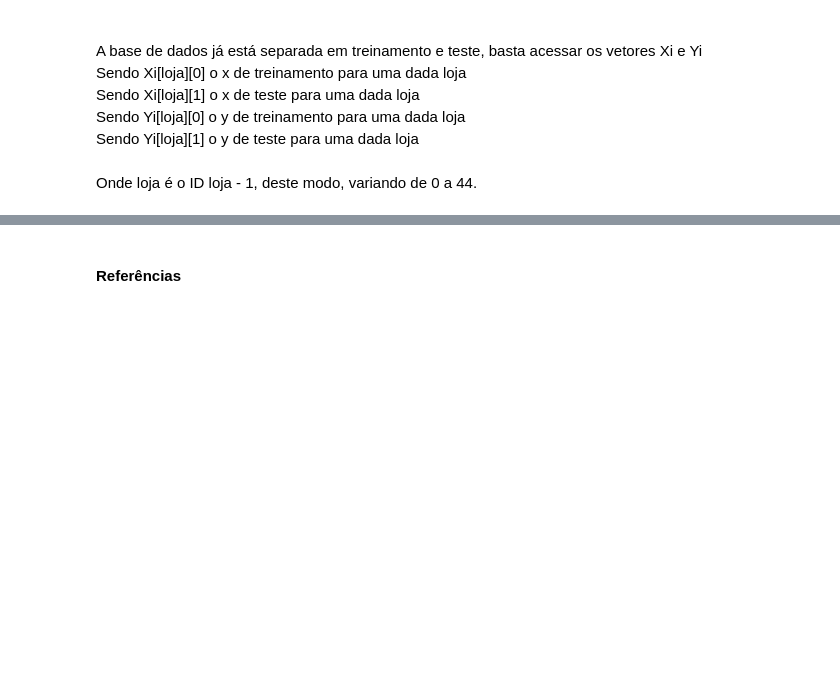
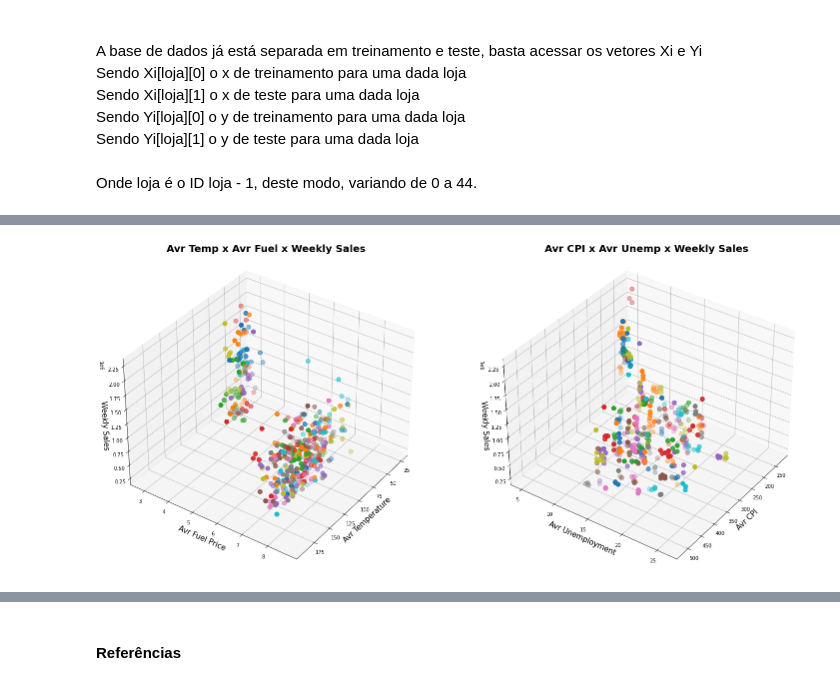
Before and after one commit to Arthur-Barreto/Formnula1_predicting_lap_time, a Jupyter notebook: Walmart.ipynb, the cells around one changed output, grey strips where cells are left out. Saved outputs shown, nothing was run; the diff lists cells and outputs as text; code cells hidden in the pictures; blank space fills up the shorter version.

Commit message:
Gráfico 3D 45 Lojas

```diff
--- a/Walmart.ipynb
+++ b/Walmart.ipynb
@@ -486,7 +486,7 @@ Y_Train = []
 for loja in range(0,45):
     #==== Criando Variaveis e Objetos ====
     regr = linear_model.LinearRegression()
-    regr.fit(Xi[loja][0], Yi[loja][0])
+
     #=== Treinamento do Modelo ====
     # Treinamento Modelo - Usando X_Train e Y_Train
     regr.fit(Xi[loja][0], Yi[loja][0])
@@ -561,10 +561,3 @@ plt.show()
 <Br> Sendo Yi[loja][1] o y de teste para uma dada loja
 <Br>
 <Br> Onde loja é o ID loja - 1, deste modo, variando de 0 a 44.
-# %%
-# Fit regression model
-regr_1 = DecisionTreeRegressor(max_depth=2)
-regr_1.fit(Xi[0][0], Yi[0][0])
-
-# Predict
-y_1 = regr_1.predict(Xi[0][1])
@@ -589,0 +564,59 @@ plt.show()
+# %%
+%matplotlib inline
+#==== Banco de Variaveis e Resultados ====
+#Informações unitarias (Cada Store ID)
+Coef_Reg2 = []
+Mean_Squared2 = []
+R_Squared2 = []
+#Predição
+Y_Prediction2 = []
+Temp_Info = []
+Fuel_Info = []
+CPI_Info = []
+Unemp_Info = []
+fig = plt.figure(figsize=(25,16))
+ax = fig.add_subplot(121,projection="3d")
+ax2 = fig.add_subplot(122,projection="3d")
+ax.set_xlabel("Avr Temperature", fontsize=15)
+ax.set_ylabel("Avr Fuel Price", fontsize=15)
+ax.set_zlabel("Weekly Sales",fontsize=15)
+ax.view_init(35,35)
+ax.set_title("Avr Temp x Avr Fuel x Weekly Sales",fontsize=20, fontweight=750)
+ax2.set_xlabel("Avr CPI",fontsize=15)
+ax2.set_ylabel("Avr Unemployment",fontsize=15)
+ax2.set_zlabel("Weekly Sales",fontsize=15)
+ax2.view_init(35,35)
+ax2.set_title("Avr CPI x Avr Unemp x Weekly Sales",fontsize=20, fontweight=750)
+
+for loja in range(0,45):
+    #==== Criando Variaveis e Objetos ====
+    # Regrassão 2 - TreeRegressor
+    regr_1 = DecisionTreeRegressor(max_depth=2)
+    regr_1.fit(Xi[loja][0], Yi[loja][0]) #Dados de Treinamento
+    # Previsão
+    sales_y_pred2 = regr_1.predict(Xi[loja][1])
+    Y_Prediction2.append(sales_y_pred2)
+
+    #Coeficiente de regressão
+    const2 = [regr.intercept_]
+    const.extend(regr.coef_)
+    Coef_Reg2.append(const)
+
+    #Média Quadratica
+    m2 = mean_squared_error(Yi[loja][1], sales_y_pred2)
+    Mean_Squared2.append(m)
+    #R Quadrado
+    r2 = r2_score(Yi[loja][1], sales_y_pred2)
+    R_Squared2.append(r)
+
+    #Coletando Dados Unitarios das Lojas - Por ID
+    Temp_Info.append(Xi[loja][1]["Avr Temp"])
+    Fuel_Info.append(Xi[loja][1]["Avr Fuel"])
+    CPI_Info.append(Xi[loja][1]["Avr CPI"])
+    Unemp_Info.append(Xi[loja][1]["Avr Unemp"])
+
+    ax.scatter3D(Xi[loja][1]["Avr Temp"],Xi[loja][1]["Avr Fuel"],Yi[loja][1],s=80)
+    ax2.scatter3D(Xi[loja][1]["Avr CPI"],Xi[loja][1]["Avr Unemp"],Yi[loja][1],s=80)
+plt.show()
+# %% [output]
+[figure, added]
```
Also changed, not shown: parts of 2 cells of this notebook.
